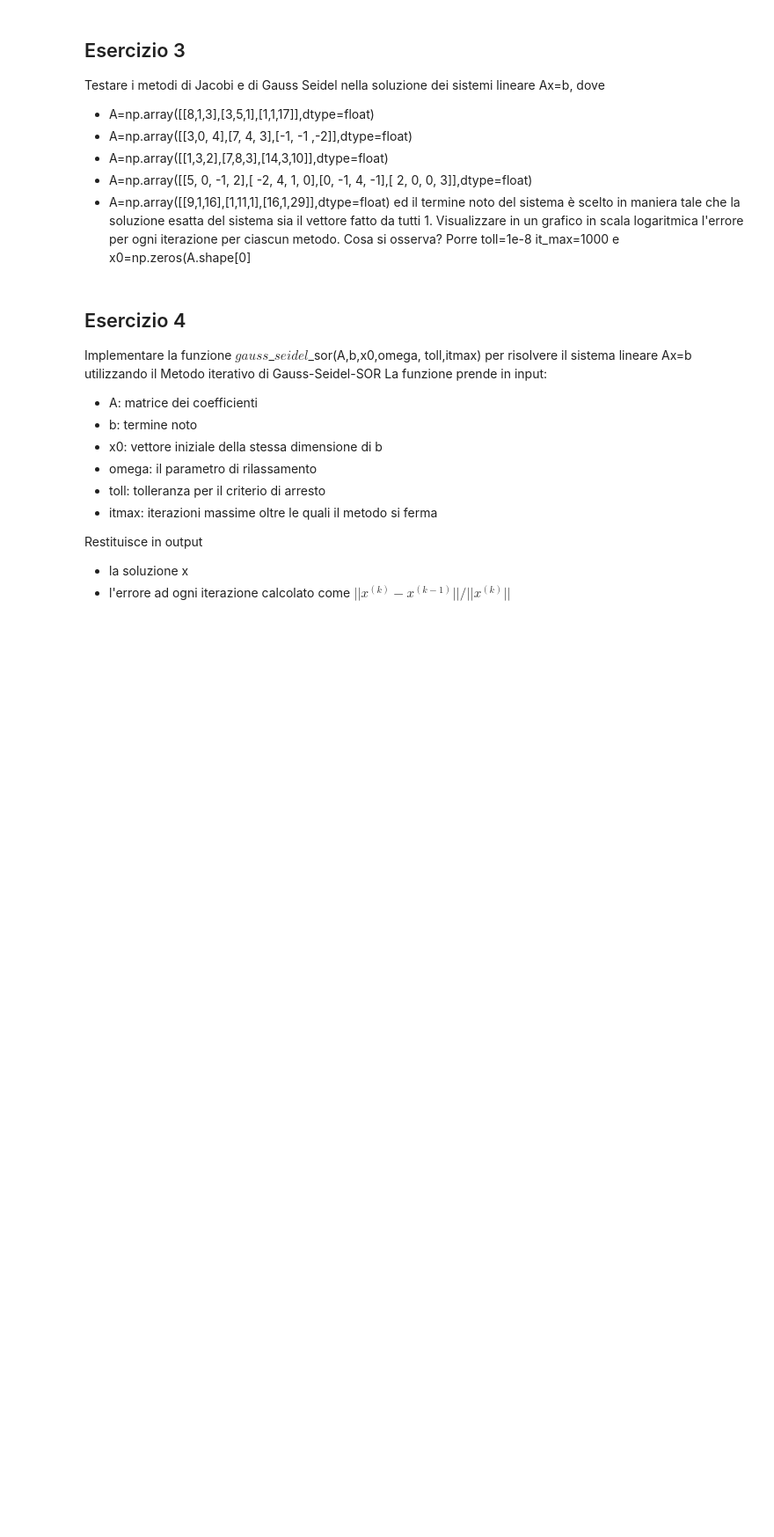
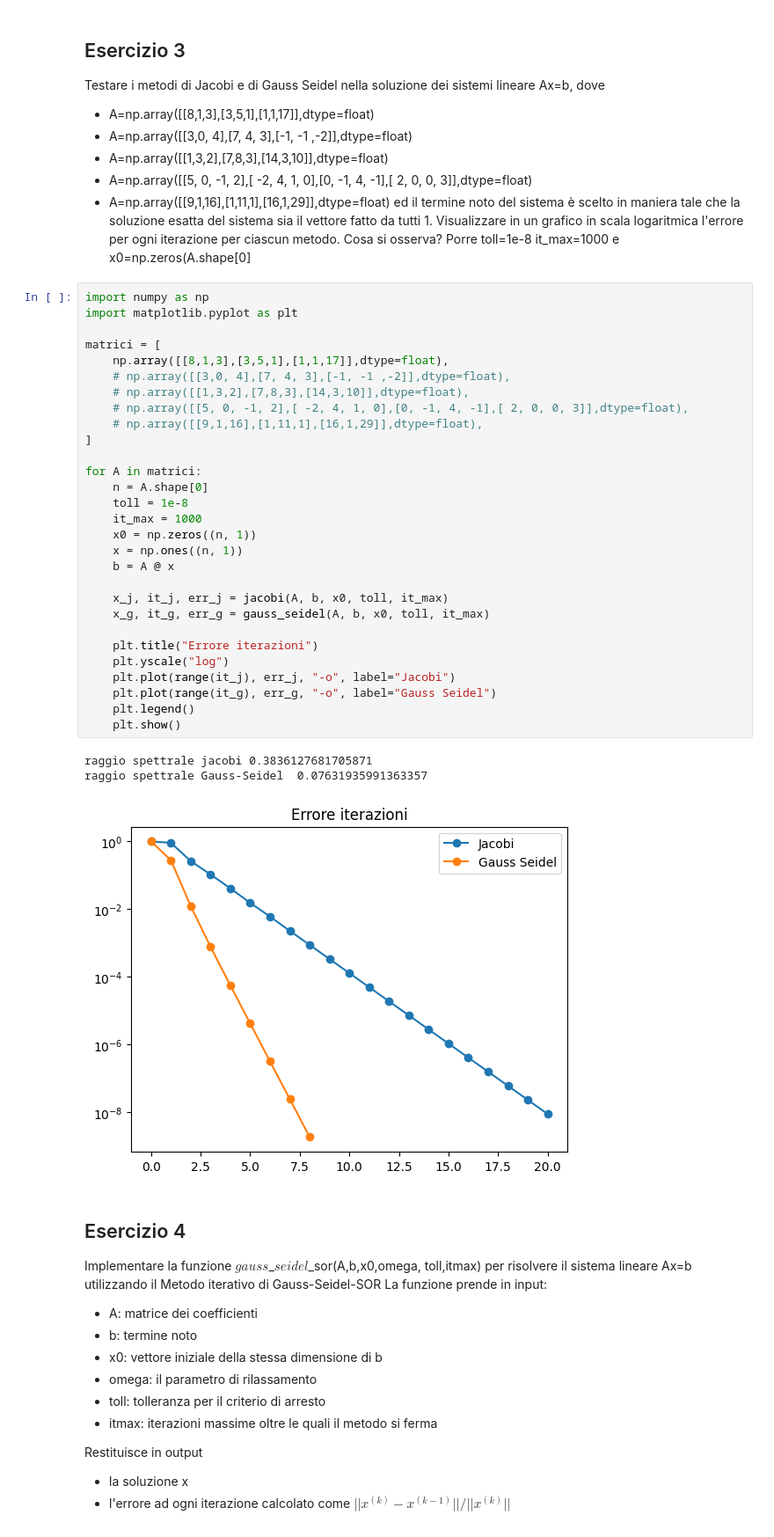
Before and after one commit to lspita/unibo-metodi-numerici-ia, a Jupyter notebook: lab09/Esercitazione15_Aprile_2025.ipynb, the cells around one changed output. Shown: that part at 88% size. Saved outputs shown, nothing was run; the diff lists cells and outputs as text; blank space fills up the shorter version.

```diff
--- a/lab09/Esercitazione15_Aprile_2025.ipynb
+++ b/lab09/Esercitazione15_Aprile_2025.ipynb
@@ -69,6 +122,39 @@ Testare i metodi di Jacobi e di Gauss Seidel nella soluzione dei sistemi lineare
 ed il termine noto del sistema è scelto in maniera tale che la soluzione esatta del sistema sia il vettore fatto da tutti 1.
 Visualizzare in un grafico in scala logaritmica  l'errore per ogni iterazione per ciascun metodo. Cosa si osserva?
 Porre toll=1e-8 it_max=1000 e x0=np.zeros(A.shape[0]
+# %%
+import numpy as np
+import matplotlib.pyplot as plt
+
+matrici = [
+    np.array([[8,1,3],[3,5,1],[1,1,17]],dtype=float),
+    # np.array([[3,0, 4],[7, 4, 3],[-1, -1 ,-2]],dtype=float),
+    # np.array([[1,3,2],[7,8,3],[14,3,10]],dtype=float),
+    # np.array([[5, 0, -1, 2],[ -2, 4, 1, 0],[0, -1, 4, -1],[ 2, 0, 0, 3]],dtype=float),
+    # np.array([[9,1,16],[1,11,1],[16,1,29]],dtype=float),
+]
+
+for A in matrici:
+    n = A.shape[0]
+    toll = 1e-8
+    it_max = 1000
+    x0 = np.zeros((n, 1))
+    x = np.ones((n, 1))
+    b = A @ x
+
+    x_j, it_j, err_j = jacobi(A, b, x0, toll, it_max)
+    x_g, it_g, err_g = gauss_seidel(A, b, x0, toll, it_max)
+
+    plt.title("Errore iterazioni")
+    plt.yscale("log")
+    plt.plot(range(it_j), err_j, "-o", label="Jacobi")
+    plt.plot(range(it_g), err_g, "-o", label="Gauss Seidel")
+    plt.legend()
+    plt.show()
+# %% [output]
+raggio spettrale jacobi 0.3836127681705871
+raggio spettrale Gauss-Seidel  0.07631935991363357
+[figure, added]
 # %% [markdown]
 ## Esercizio 4
 Implementare la  funzione $gauss$_$seidel$_sor(A,b,x0,omega, toll,itmax) per risolvere il  sistema lineare Ax=b utilizzando il Metodo iterativo di Gauss-Seidel-SOR
```
Also changed, not shown: parts of 4 cells of this notebook.
